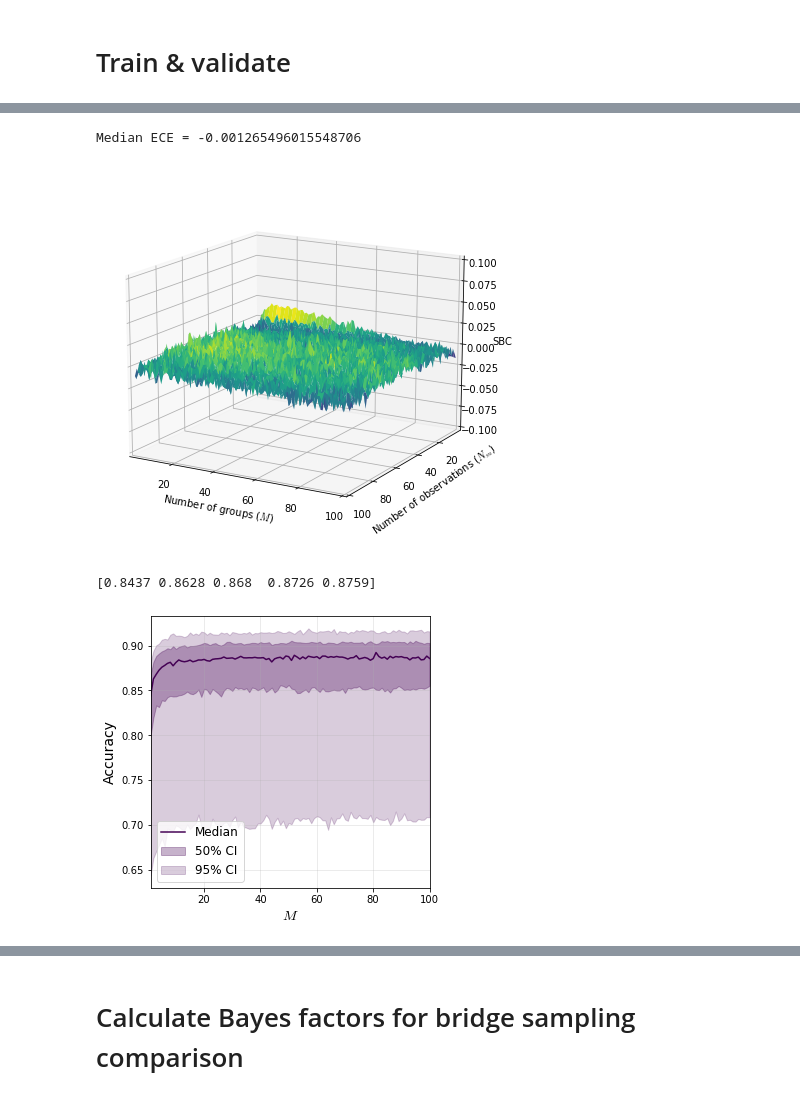
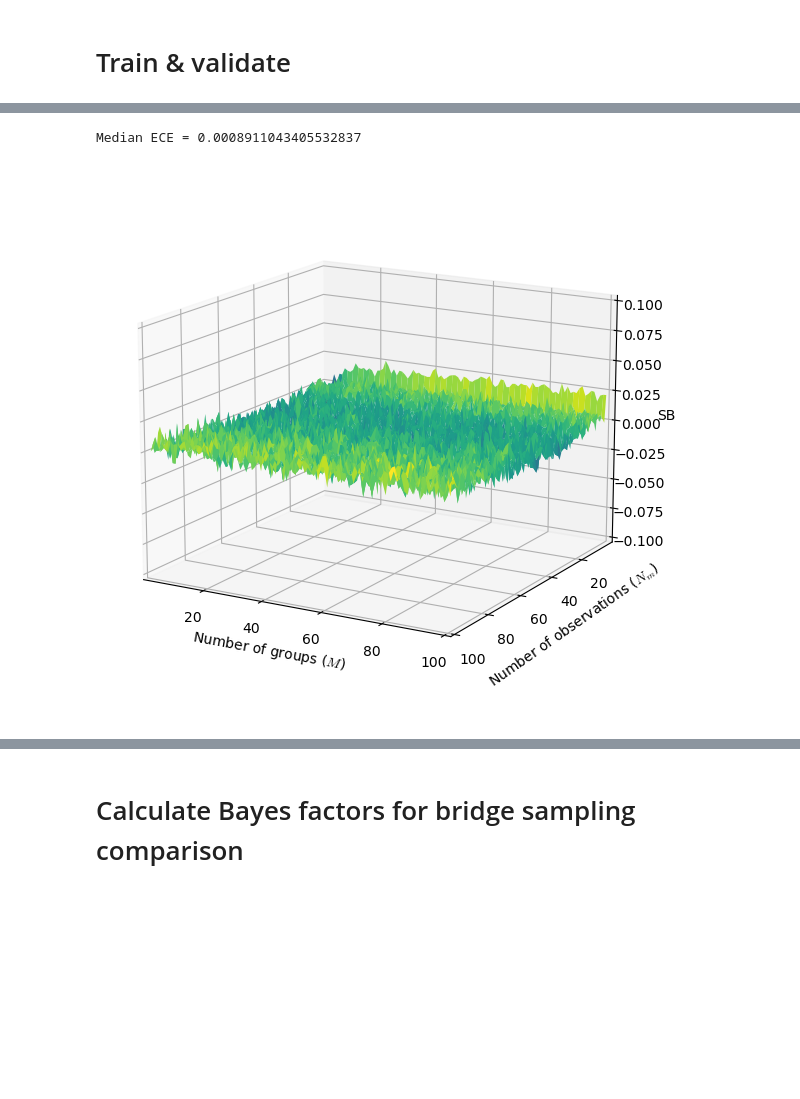
Before and after one commit to bayesflow-org/Hierarchical-Model-Comparison, a Jupyter notebook: notebooks/01_calibration_validation/03_calibration_variable_sizes.ipynb, the cells around one changed output, grey strips where cells are left out. Cells and saved outputs as stored; diff of their text form; code cells hidden in the pictures; blank space fills up the shorter version.

```diff
--- a/notebooks/01_calibration_validation/03_calibration_variable_sizes.ipynb
+++ b/notebooks/01_calibration_validation/03_calibration_variable_sizes.ipynb
@@ -59,15 +59,27 @@ meta_model = bf.simulation.MultiGenerativeModel(
 # %% [markdown]
 # Set up networks
 # %%
+# summary_net = bf.summary_networks.HierarchicalNetwork([
+#     bf.networks.DeepSet(dense_s2_args=sum_config, dense_s3_args=sum_config),
+#     bf.networks.DeepSet(dense_s2_args=sum_config, dense_s3_args=sum_config)
+#     ])
+# probability_net = bf.inference_networks.PMPNetwork(num_models=2, dropout=False)
+
 summary_net = bf.summary_networks.HierarchicalNetwork([
-    bf.networks.DeepSet(dense_s2_args=sum_config, dense_s3_args=sum_config),
-    bf.networks.DeepSet(dense_s2_args=sum_config, dense_s3_args=sum_config)
-    ])
-probability_net = bf.inference_networks.PMPNetwork(num_models=2, dropout=False)
+    bf.networks.DeepSet(dense_s1_args=summary_meta_validation['level_1']['inv_inner']['dense_inv_pre_pooling_args'],
+                        dense_s2_args=summary_meta_validation['level_1']['inv_outer']['dense_inv_post_pooling_args'],
+                        dense_s3_args=summary_meta_validation['level_1']['dense_equiv_args']),
+    bf.networks.DeepSet(dense_s1_args=summary_meta_validation['level_2']['inv_inner']['dense_inv_pre_pooling_args'],
+                        dense_s2_args=summary_meta_validation['level_2']['inv_outer']['dense_inv_post_pooling_args'],
+                        dense_s3_args=summary_meta_validation['level_2']['dense_equiv_args'])
+])
+probability_net = bf.inference_networks.PMPNetwork(num_models=2,
+                                                   dense_args=probability_meta_validation['dense_args'],
+                                                   dropout=False)
 amortizer = bf.amortizers.AmortizedModelComparison(probability_net, summary_net)
 # %%
 # Training steps
-epochs=50
+epochs=40
 iterations_per_epoch=1000
 
 # Checkpoint path for loading pretrained network and saving the final network
@@ -77,7 +89,7 @@ checkpoint_path = 'C:/Users/lasse/OneDrive/Ph.D/Projekte/hierarchical_model_comp
 trainer = bf.trainers.Trainer(
     amortizer=amortizer,
     generative_model=meta_model,
-    default_lr=0.0001,
+    default_lr=0.0005,
     checkpoint_path=checkpoint_path
     )
 # %% [output]
@@ -161,12 +227,12 @@ if export_val_results == True:
     np.save(os.path.join(val_folder, filename_sbcs), sbcs)
 # %%
 # Import validation results
-import_val_results = False
+import_val_results = True
 
 if import_val_results == True:
-    filename_eces = "2023_06_01_eces.npy"
-    filename_accuracies = "2023_06_01_accuracies.npy"
-    filename_sbcs = "2023_06_01_sbcs.npy"
+    filename_eces = "2023_06_21_eces.npy"
+    filename_accuracies = "2023_06_21_accuracies.npy"
+    filename_sbcs = "2023_06_21_sbcs.npy"
     val_folder = os.path.join(
         os.path.dirname(os.path.dirname(os.getcwd())),
         "data",
@@ -201,34 +267,18 @@ Median ECE = 0.8844
 # %%
 # Plot SBCs
 plot_eces_variable(
     sbcs,
     n_clust_min,
     n_clust_max,
     n_obs_min,
     n_obs_max,
     zlims=[-0.1, 0.1],
-    zlabel=r"\mathrm{{SBC}}",
+    zlabel="SBC",
     save=True,
 )
 # %% [output]
-Median ECE = -0.001265496015548706
+Median ECE = 0.0008911043405532837
-[figure, old version]
+[figure, new version]
-# %%
-# TEMP
-plot_metric_marginalized(
-    accuracies,
-    n_clust_min,
-    n_clust_max,
-    n_obs_min,
-    n_obs_max,
-    x_axis=0,
-    narrow_ci=[0.25, 0.75],
-    wide_ci=[0.025, 0.975],
-    metric="Accuracy",
-)
-# %% [output]
-[0.8437 0.8628 0.868  0.8726 0.8759]
-[figure, removed]
 # %%
 # plot all 6 plots for all 6 metrics in 1 plot
 # todo: enable ax.set_ylim([0, 0.1]) in vizualization
```
Also changed, not shown: parts of 14 cells of this notebook.
